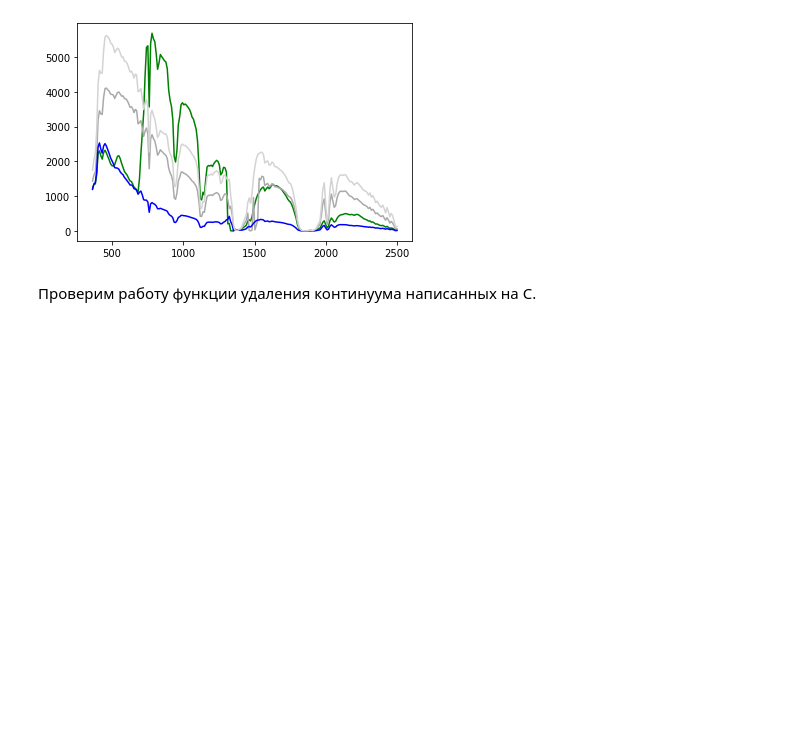
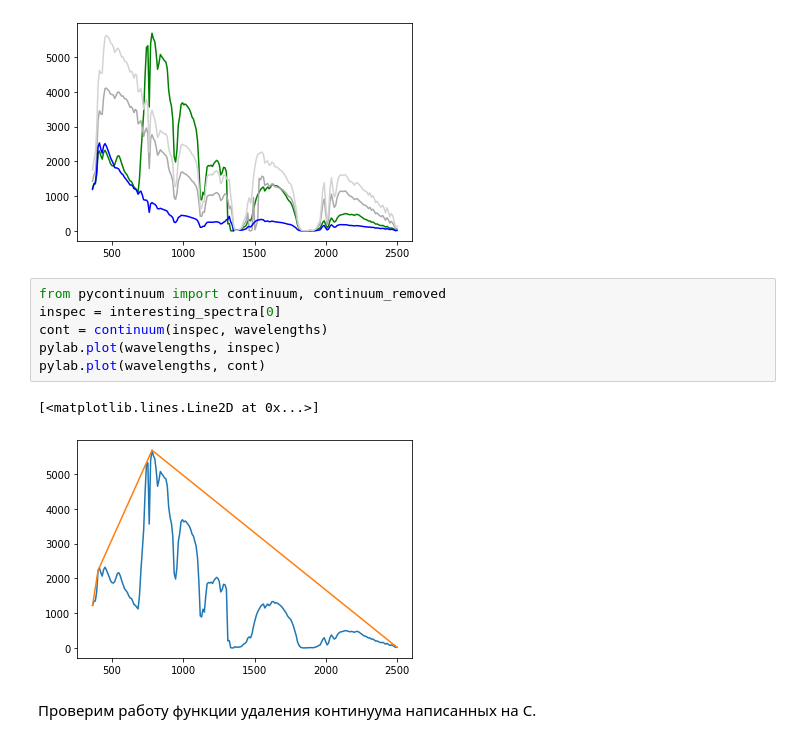
Before and after one commit to kormang/hyperspectralplayground, a Jupyter notebook: hyperspectral.ipynb, the cells around one changed output. Drawn from its saved outputs; the diff is of its cells as text; blank space fills up the shorter version.

```diff
--- a/hyperspectral.ipynb
+++ b/hyperspectral.ipynb
@@ -172,6 +169,15 @@ from visual_utils import draw_ontop
 draw_ontop(interesting_spectra, wavelengths, interesting_colors)
 # %% [output]
 [figure]
+# %%
+from pycontinuum import continuum, continuum_removed
+inspec = interesting_spectra[0]
+cont = continuum(inspec, wavelengths)
+pylab.plot(wavelengths, inspec)
+pylab.plot(wavelengths, cont)
+# %% [output]
+[<matplotlib.lines.Line2D at 0x...>]
+[figure, added]
 # %% [markdown]
 Проверим работу функции удаления континуума написанных на С.
 # %%
```
Also changed, not shown: parts of 25 cells of this notebook, 7 other files.
